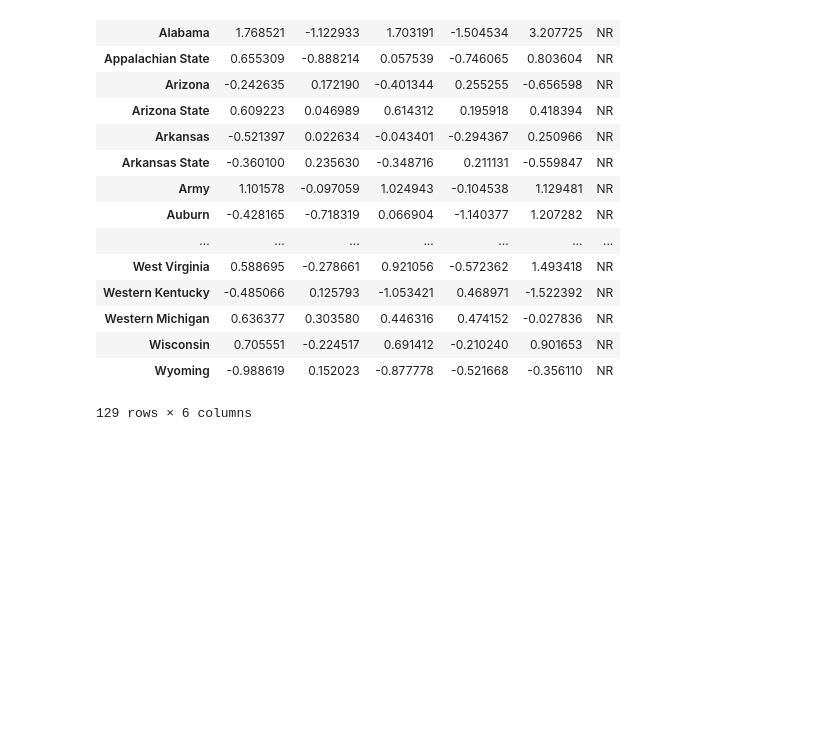
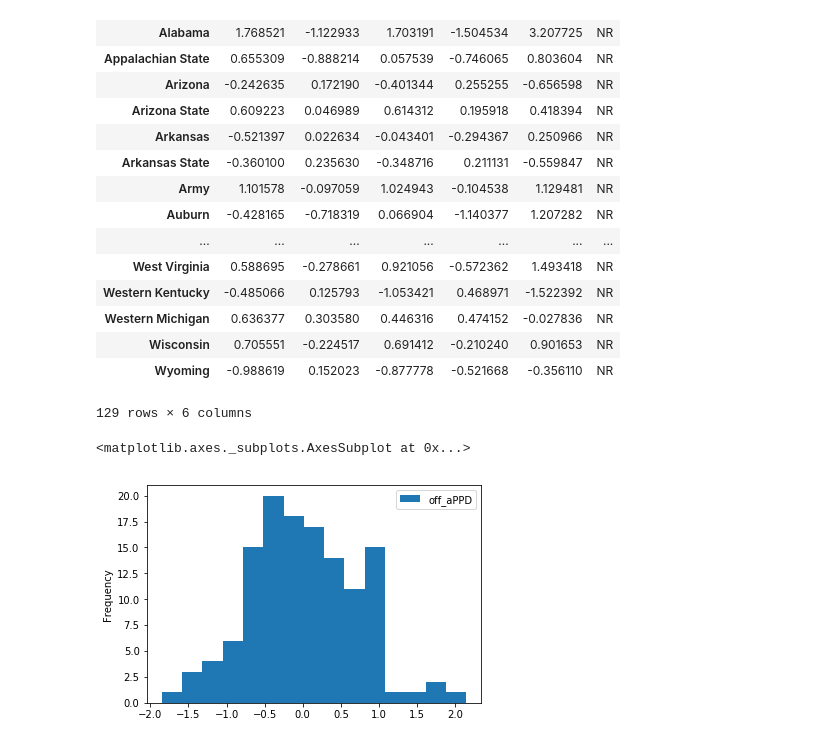
Before and after one commit to zaneddennis/CFB-Analytics, a Jupyter notebook: AdjustedDrives.ipynb, the cells around one changed output. Drawn from its saved outputs; the diff is of its cells as text; code cells hidden in the pictures; blank space fills up the shorter version.

Commit message:
made more graphs

```diff
--- a/AdjustedDrives.ipynb
+++ b/AdjustedDrives.ipynb
@@ -383,3 +383,8 @@ teams_df
 129 rows × 6 columns
 # %%
 teams_df.to_csv("Data/teams_aPPD.tsv", sep="\t")
+# %%
+teams_df[["off_aPPD"]].plot.hist(bins=15)
+# %% [output]
+<matplotlib.axes._subplots.AxesSubplot at 0x...>
+[figure, added]
```
Also changed, not shown: parts of 2 cells of this notebook, 4 other files.
